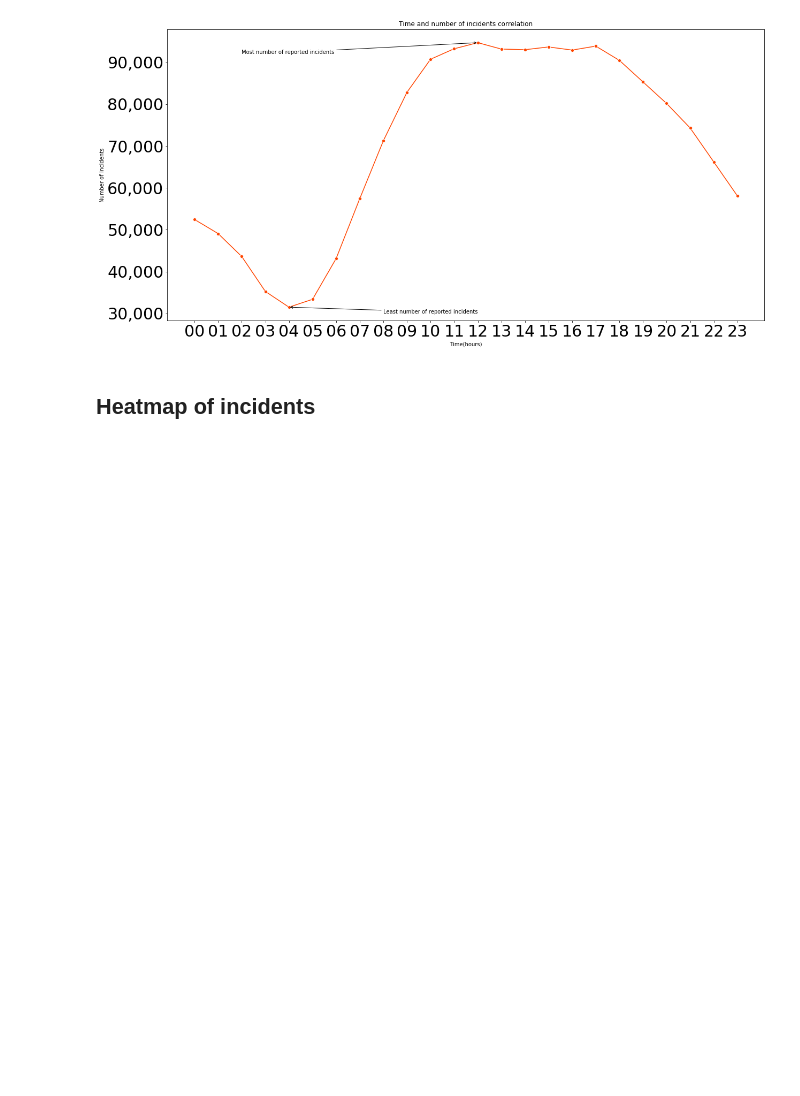
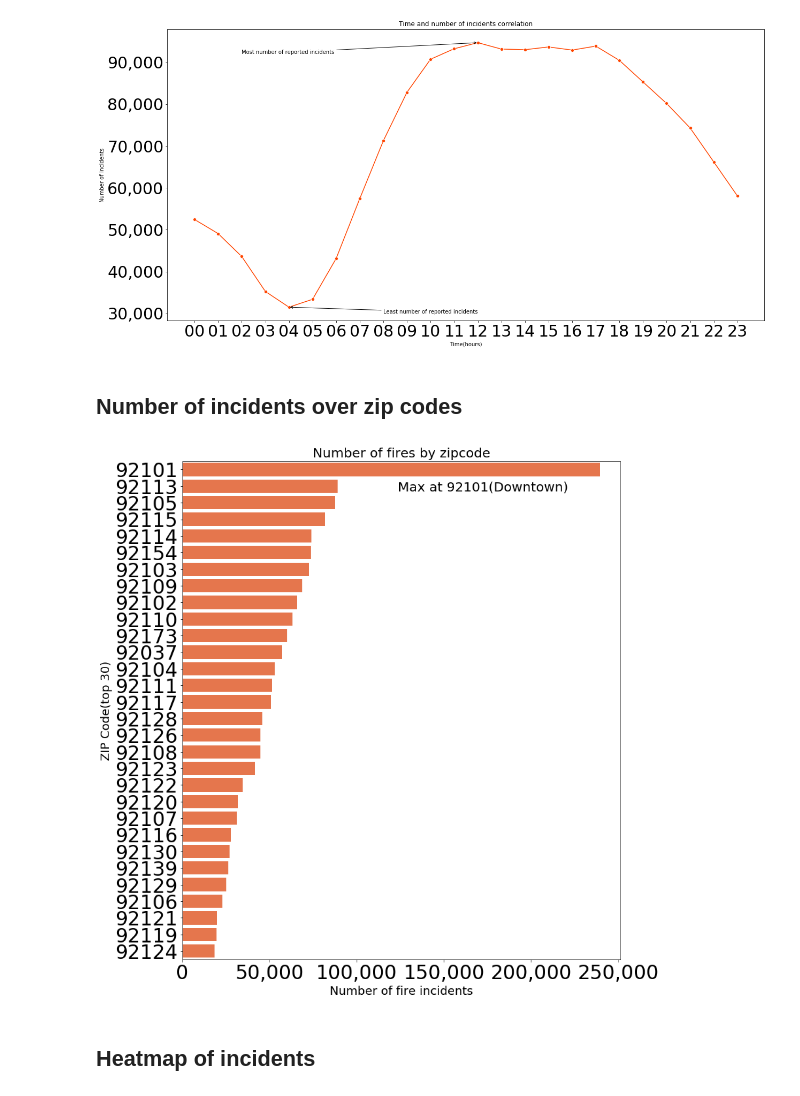
Before and after one commit to hundredball/ECE143_Project_Group24, a Jupyter notebook: Final_plots.ipynb, the cells around one changed output. Drawn from its saved outputs; the diff is of its cells as text; code cells hidden in the pictures; blank space fills up the shorter version.

Commit message:
Add analyze_zipcode

```diff
--- a/Final_plots.ipynb
+++ b/Final_plots.ipynb
@@ -38,6 +39,12 @@ trends.monthly_trends(fireDataFrame)
 analyze_correlation.plot_correlation_time_incidents(fireDataFrame)
 # %% [output]
 [figure]
+# %% [markdown]
+## Number of incidents over zip codes
+# %%
+analyze_zipcode.fireIncidentPerZipcode(fireDataFrame)
+# %% [output]
+[figure, added]
 # %% [markdown]
 ## Heatmap of incidents
 # %%
```
Also changed, not shown: parts of 3 cells of this notebook, 1 other file.
